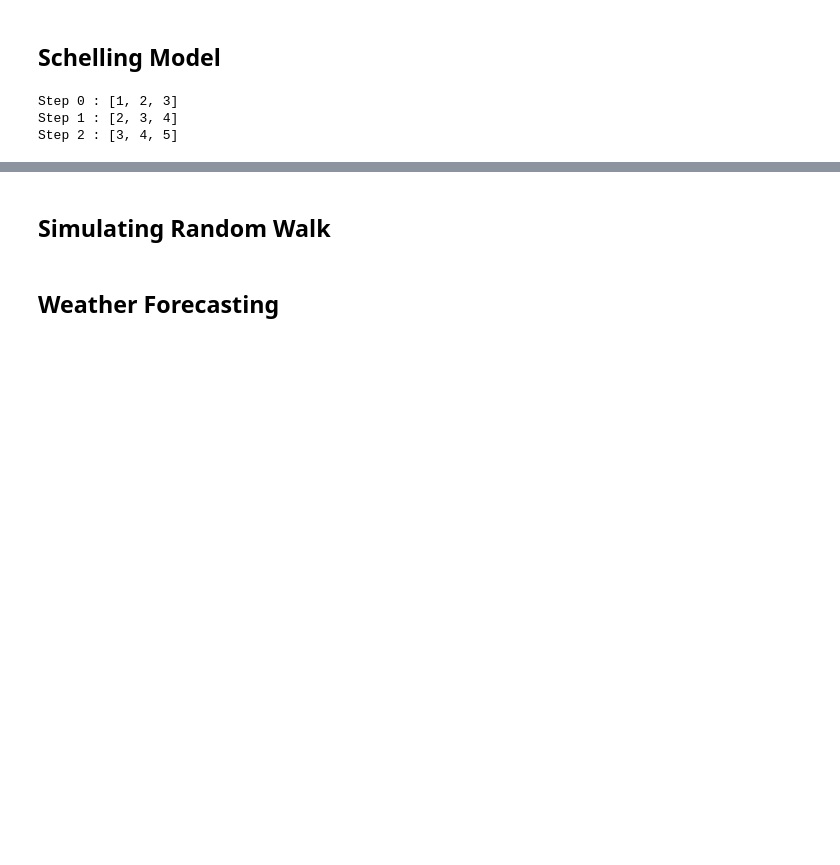
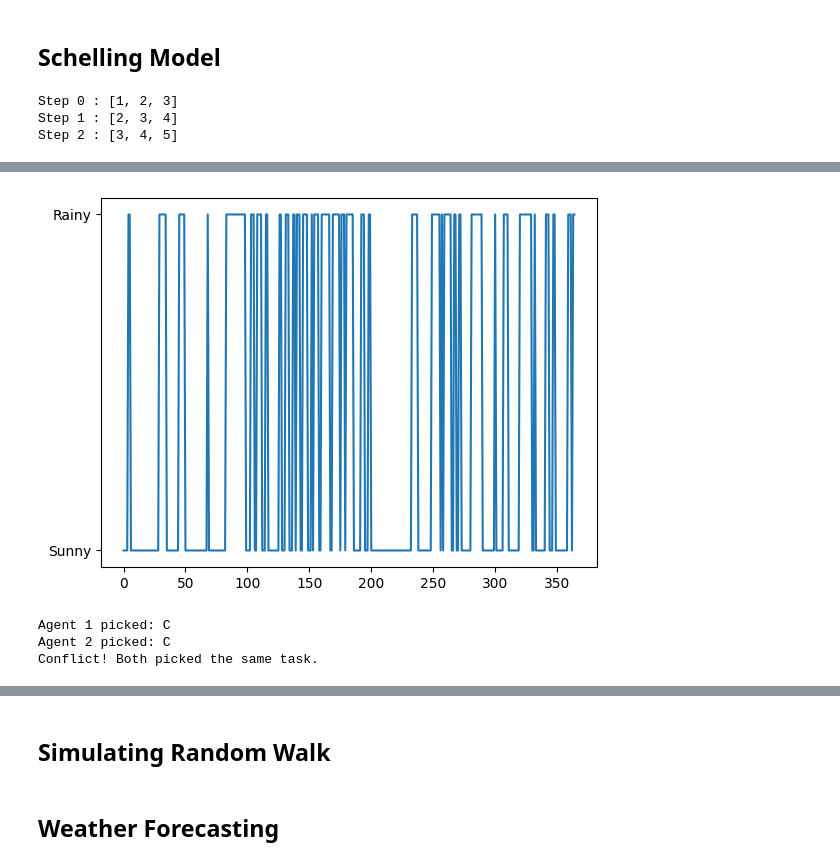
Before and after one commit to Elwarfalli/MSE-1500-Simulation-Modeling-with-Python, a Jupyter notebook: chapter_5.ipynb, the cells around one changed output, grey strips where cells are left out. Drawn from its saved outputs; the diff is of its cells as text; code cells hidden in the pictures; blank space fills up the shorter version.

```diff
--- a/chapter_5.ipynb
+++ b/chapter_5.ipynb
@@ -19,0 +53,68 @@ Step 2 : [3, 4, 5]
+# %%
+# Weather Prediction
+# Import necessary libraries
+import numpy as np                # For random choices and arrays
+import matplotlib.pyplot as plt   # For plotting results
+
+# Set a random seed to make the simulation reproducible (same results every time)
+np.random.seed(3)
+
+# Define possible weather states
+States = ["Sunny", "Rainy"]
+
+# Define the transition matrix:
+# Row 0: probabilities if today is Sunny → [P(Sunny→Sunny), P(Sunny→Rainy)]
+# Row 1: probabilities if today is Rainy → [P(Rainy→Sunny), P(Rainy→Rainy)]
+Transition = [
+    [0.80, 0.20],
+    [0.25, 0.75]
+]
+
+# Set the initial weather condition
+Today = "Sunny"
+
+# Create a list to store the forecast for each day
+Forecast = []
+
+# Simulate the weather for 365 days
+for i in range(365):
+    # Choose the weather for the next day based on current condition and transition probabilities
+    if Today == "Sunny":
+        Today = np.random.choice(States, p=Transition[0])
+    else:
+        Today = np.random.choice(States, p=Transition[1])
+
+    # Add the forecasted weather to the list
+    Forecast.append(Today)
+
+# Plot the weather forecast over time
+plt.plot(Forecast)
+plt.show()
+# %% [output]
+[figure, added]
+# %%
+# Two Agents Choosing Tasks.
+import random  # Import the random module to use for random task selection
+
+# Define a list of available tasks
+tasks = ["A", "B", "C"]
+
+# Randomly assign a task to Agent 1 from the list
+agent1 = random.choice(tasks)
+
+# Randomly assign a task to Agent 2 from the same list
+agent2 = random.choice(tasks)
+
+# Print the tasks picked by both agents
+print("Agent 1 picked:", agent1)
+print("Agent 2 picked:", agent2)
+
+# Check if both agents picked the same task (a conflict)
+if agent1 == agent2:
+    print("Conflict! Both picked the same task.")
+else:
+    print("No conflict. Tasks assigned.")
+# %% [output]
+Agent 1 picked: C
+Agent 2 picked: C
+Conflict! Both picked the same task.
```
Also changed, not shown: parts of 5 cells of this notebook.
